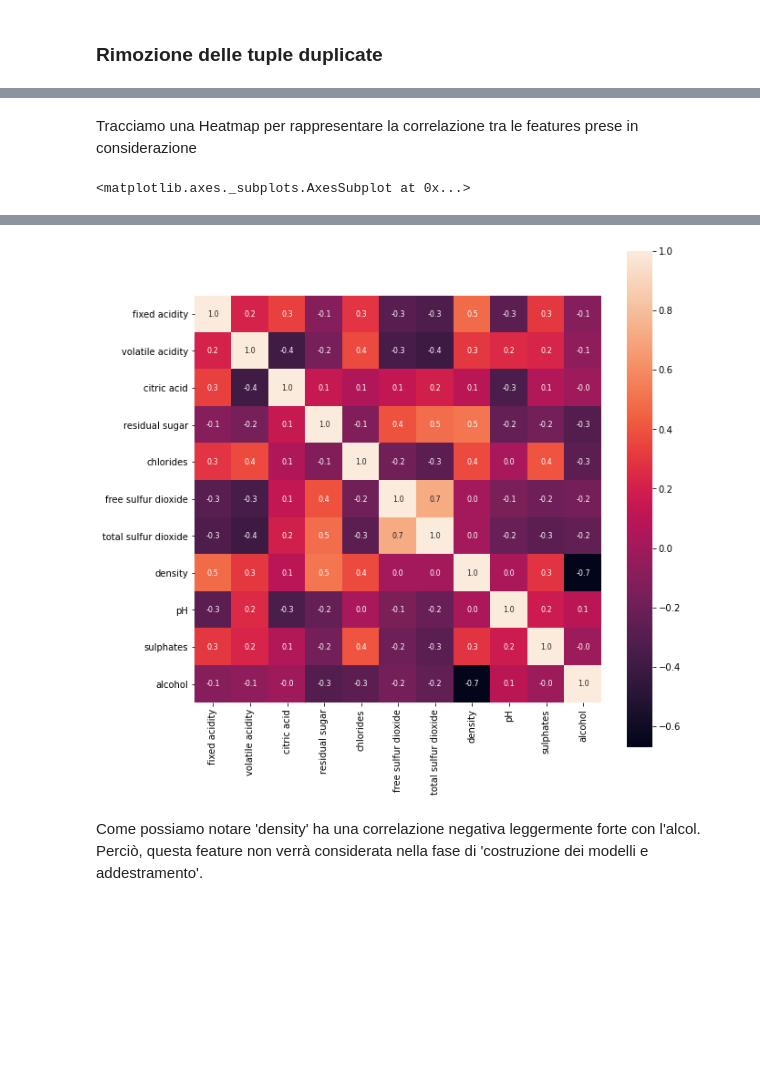
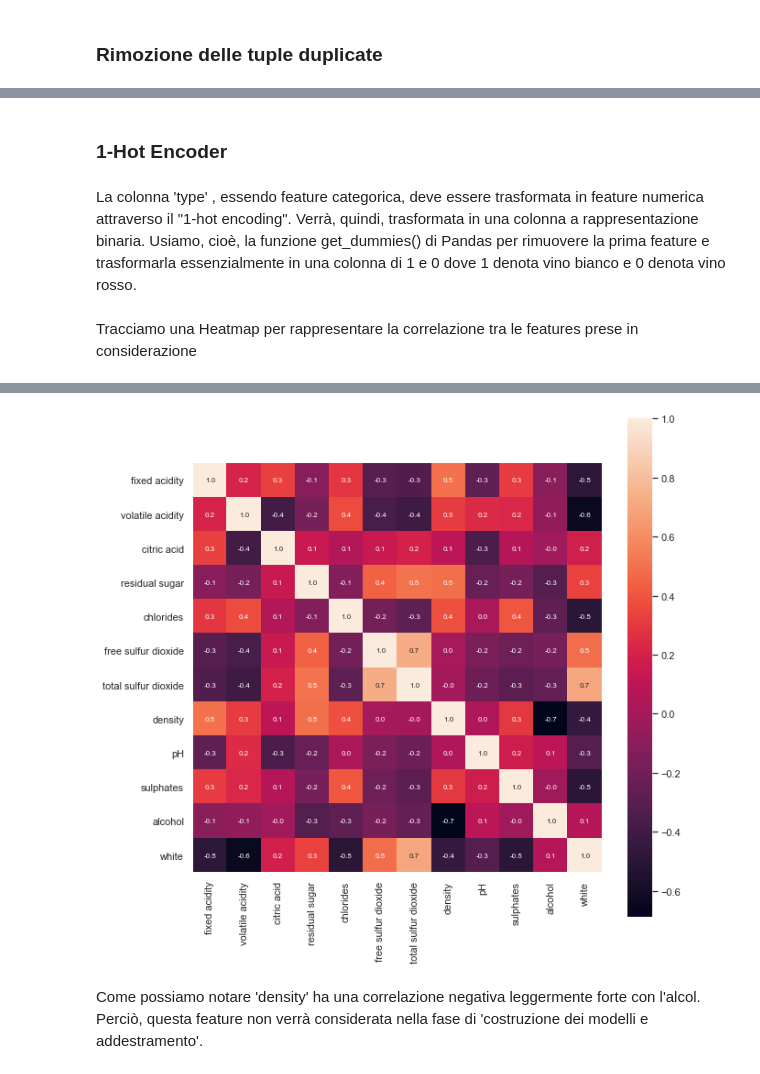
Before and after one commit to MarcoLillx/WineSelection, a Jupyter notebook: Classification/Classificatore.ipynb, the cells around one changed output, grey strips where cells are left out. Cells and saved outputs as stored; diff of their text form; code cells hidden in the pictures; blank space fills up the shorter version.

```diff
--- a/Classification/Classificatore.ipynb
+++ b/Classification/Classificatore.ipynb
@@ -68,7 +147,4 @@ sns.heatmap(df.isnull())
 # %%
-# elimina le righe che contengono valori nulli
-df.dropna(axis='index', how='any', inplace=True)
-
 # heatmap per valori nulli
 sns.heatmap(df.isnull())
 # %% [output]
@@ -92,7 +209,0 @@ Selezioniamo le features di interesse normalizziamo il dataset utilizzando la No
-# %%
-features = ['fixed acidity', 'volatile acidity', 'citric acid', 'residual sugar', 'chlorides', 'free sulfur dioxide', 'total sulfur dioxide', 'density', 'pH', 'sulphates', 'alcohol']
-
-for i in df[features]:
-    df[i] = (df[i] - df[i].min()) / (df[i].max() - df[i].min())
-
-df.head()
@@ -108,10 +210,18 @@ Trasformiamo la classe 'type' in una feature numerica utilizzando il label encod
-# %%
-ord_enc = OrdinalEncoder()
-df["color"] = ord_enc.fit_transform(df[["type"]]) # assume 1 se bianco 0 se rosso
+# %% [markdown]
+### 1-Hot Encoder
+# %% [markdown]
+La colonna 'type' , essendo feature categorica, deve essere trasformata in feature numerica attraverso il "1-hot encoding". Verrà, quindi, trasformata in una colonna a rappresentazione binaria. Usiamo, cioè, la funzione get_dummies() di Pandas per rimuovere la prima feature e trasformarla essenzialmente in una colonna di 1 e 0 dove 1 denota vino bianco e 0 denota vino rosso.
+# %%
+dummies = pd.get_dummies(df["type"], drop_first=True)
+df = pd.concat([df, dummies], axis=1)
+df.drop("type", axis=1, inplace=True)
 # %% [markdown]
 Tracciamo una Heatmap per rappresentare la correlazione tra le features prese in considerazione
 # %%
+#Controlliamo la correlazione tra le varie feature
+cor=df.corr()
+features = ['fixed acidity', 'volatile acidity', 'citric acid', 'residual sugar', 'chlorides', 'free sulfur dioxide', 'total sulfur dioxide', 'density', 'pH', 'sulphates', 'alcohol','white']
 plt.figure(figsize=(10,10))
 sns.heatmap(df[features].corr(), cbar=True, square=True, fmt = '.1f', annot = True, annot_kws={'size':8})
+cor
 # %% [output]
-<matplotlib.axes._subplots.AxesSubplot at 0x...>
@@ -118,4 +242,4 @@ sns.heatmap(df[features].corr(), cbar=True, square=True, fmt = '.1f', annot = Tr
-[figure, old version]
+[figure, new version]
 # %% [markdown]
 Come possiamo notare 'density' ha una correlazione negativa leggermente forte con l'alcol. Perciò, questa feature non verrà considerata nella fase di 'costruzione dei modelli e addestramento'.
 # %% [markdown]
```
Also changed, not shown: parts of 103 cells of this notebook, 1 other file.
